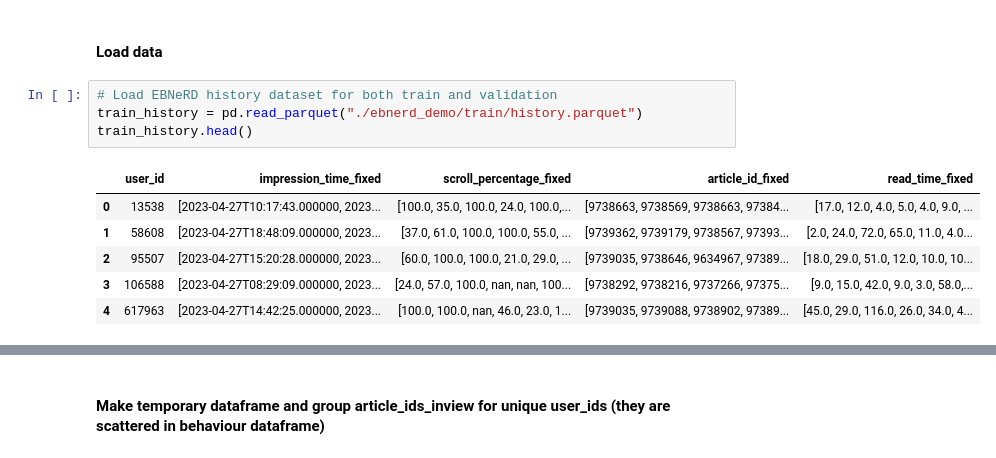
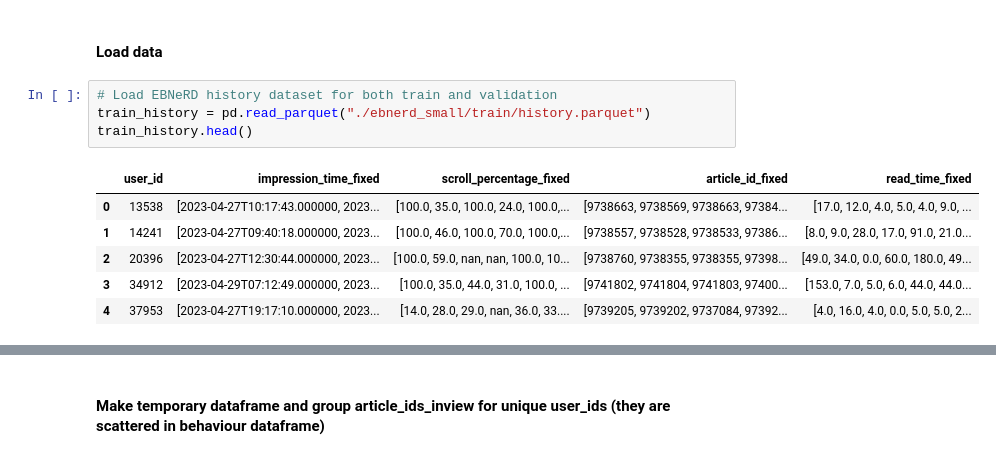
Before and after one commit to benceisonline/AAU-Project-6-Backend-2024, a Jupyter notebook: Collaborative_Filtering/LightFM_Dataprep.ipynb, the cells around one changed output, grey strips where cells are left out. Saved outputs shown, nothing was run; the diff lists cells and outputs as text.

```diff
--- a/Collaborative_Filtering/LightFM_Dataprep.ipynb
+++ b/Collaborative_Filtering/LightFM_Dataprep.ipynb
@@ -70,14 +70,14 @@ news.head()
 #### Load data
 # %%
 # Load EBNeRD history dataset for both train and validation
-train_history = pd.read_parquet("./ebnerd_demo/train/history.parquet")
+train_history = pd.read_parquet("./ebnerd_small/train/history.parquet")
 train_history.head()
 # %% [output]
 |  | user_id | impression_time_fixed | scroll_percentage_fixed | article_id_fixed | read_time_fixed |
 | 0 | 13538 | [2023-04-27T10:17:43.000000, 2023... | [100.0, 35.0, 100.0, 24.0, 100.0,... | [9738663, 9738569, 9738663, 97384... | [17.0, 12.0, 4.0, 5.0, 4.0, 9.0, ... |
-| 1 | 58608 | [2023-04-27T18:48:09.000000, 2023... | [37.0, 61.0, 100.0, 100.0, 55.0, ... | [9739362, 9739179, 9738567, 97393... | [2.0, 24.0, 72.0, 65.0, 11.0, 4.0... |
-| 2 | 95507 | [2023-04-27T15:20:28.000000, 2023... | [60.0, 100.0, 100.0, 21.0, 29.0, ... | [9739035, 9738646, 9634967, 97389... | [18.0, 29.0, 51.0, 12.0, 10.0, 10... |
-| 3 | 106588 | [2023-04-27T08:29:09.000000, 2023... | [24.0, 57.0, 100.0, nan, nan, 100... | [9738292, 9738216, 9737266, 97375... | [9.0, 15.0, 42.0, 9.0, 3.0, 58.0,... |
-| 4 | 617963 | [2023-04-27T14:42:25.000000, 2023... | [100.0, 100.0, nan, 46.0, 23.0, 1... | [9739035, 9739088, 9738902, 97389... | [45.0, 29.0, 116.0, 26.0, 34.0, 4... |
+| 1 | 14241 | [2023-04-27T09:40:18.000000, 2023... | [100.0, 46.0, 100.0, 70.0, 100.0,... | [9738557, 9738528, 9738533, 97386... | [8.0, 9.0, 28.0, 17.0, 91.0, 21.0... |
+| 2 | 20396 | [2023-04-27T12:30:44.000000, 2023... | [100.0, 59.0, nan, nan, 100.0, 10... | [9738760, 9738355, 9738355, 97398... | [49.0, 34.0, 0.0, 60.0, 180.0, 49... |
+| 3 | 34912 | [2023-04-29T07:12:49.000000, 2023... | [100.0, 35.0, 44.0, 31.0, 100.0, ... | [9741802, 9741804, 9741803, 97400... | [153.0, 7.0, 5.0, 6.0, 44.0, 44.0... |
+| 4 | 37953 | [2023-04-27T19:17:10.000000, 2023... | [14.0, 28.0, 29.0, nan, 36.0, 33.... | [9739205, 9739202, 9737084, 97392... | [4.0, 16.0, 4.0, 0.0, 5.0, 5.0, 2... |
 # %%
 # Load EBNeRD behaviors dataset for both train and validation
```
Also changed, not shown: parts of 21 cells of this notebook, 5 other files.
